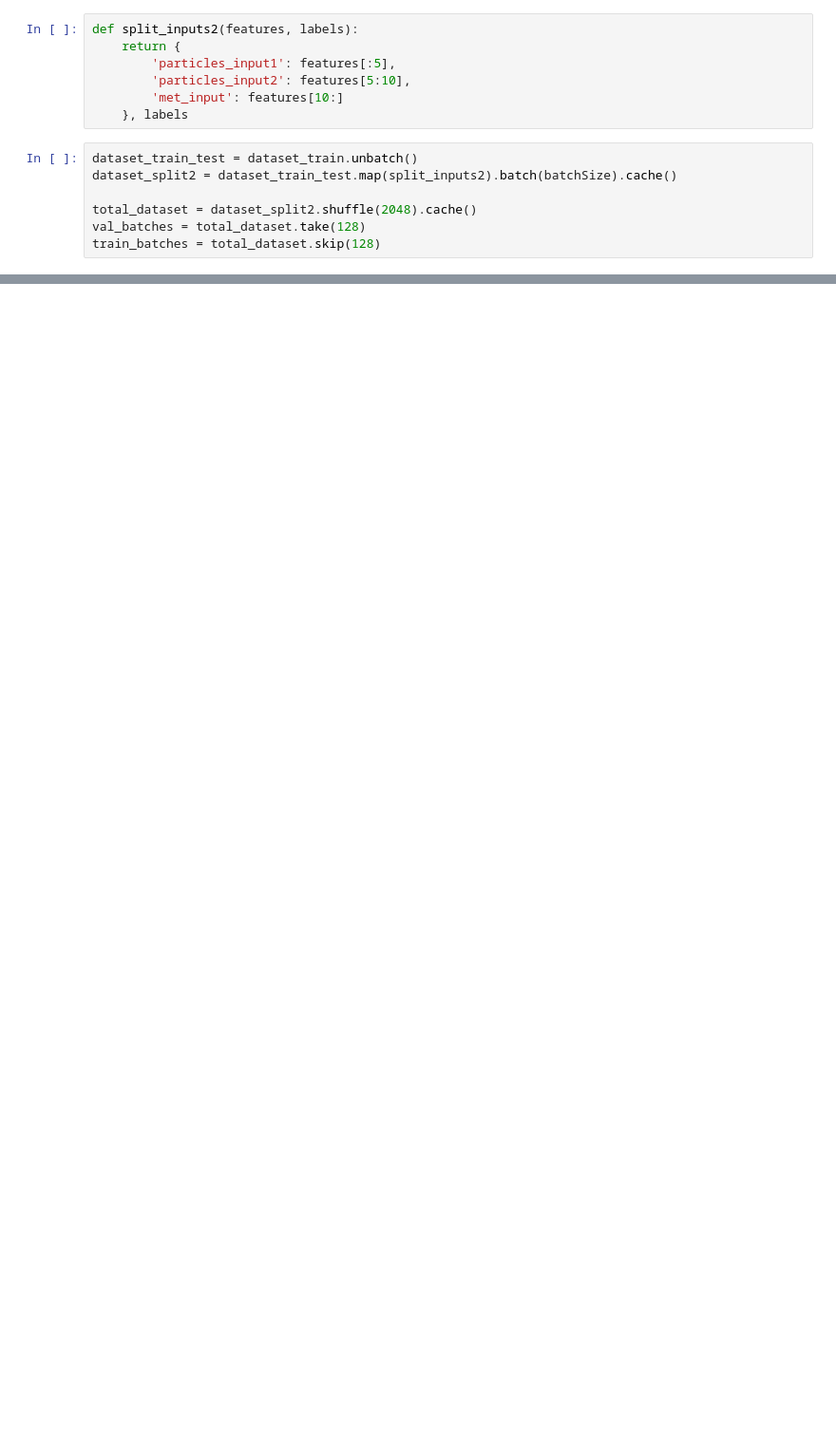
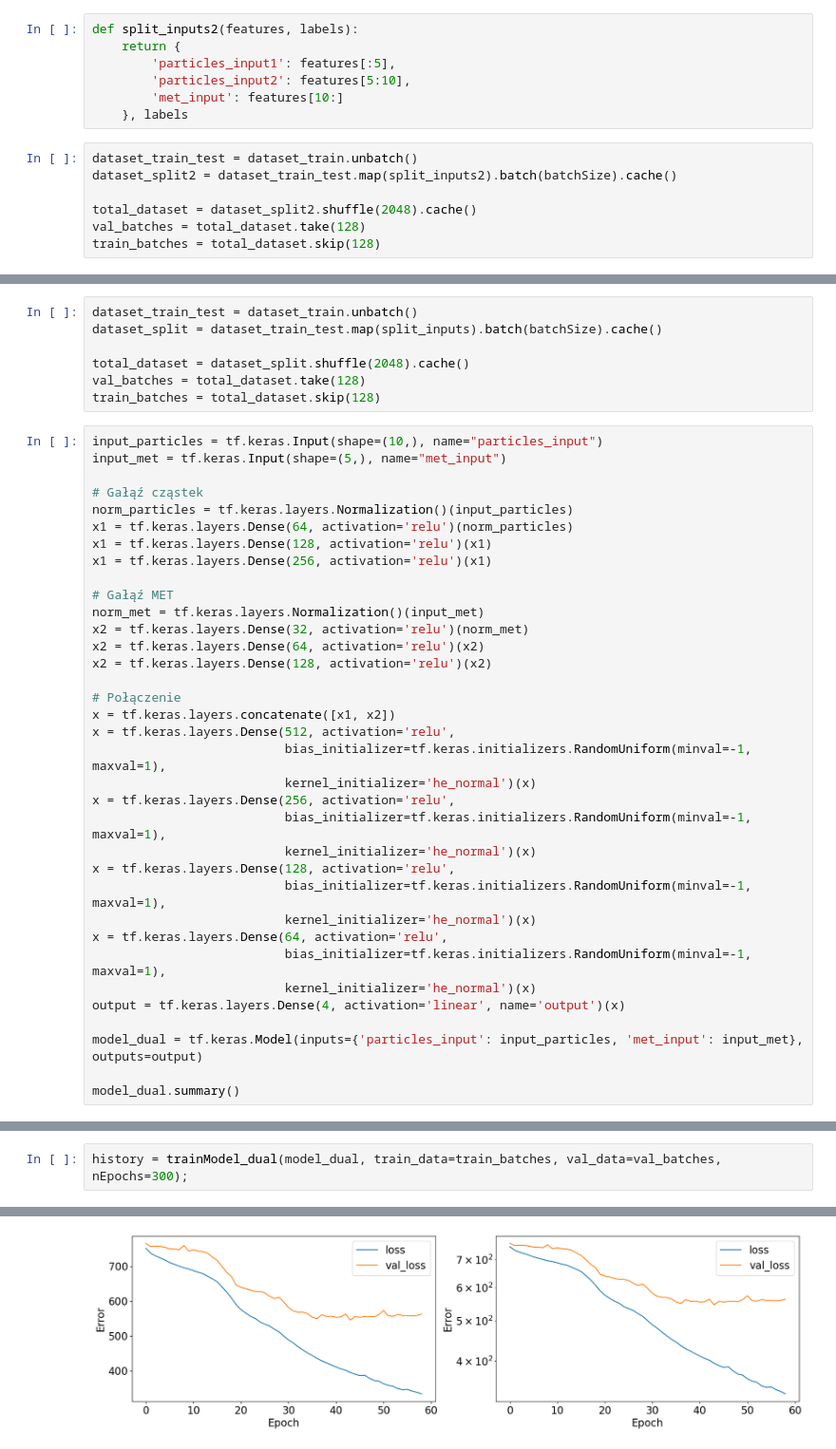
Before and after one commit to jpkusmiersk/Uczenie_maszynowe_2, a Jupyter notebook: projekt/Final_project.ipynb, the cells around one changed output, grey strips where cells are left out. Shown at 95% size. Cells and saved outputs as stored; diff of their text form; blank space fills up the shorter version.

```diff
--- a/projekt/Final_project.ipynb
+++ b/projekt/Final_project.ipynb
@@ -1003,0 +1059,42 @@ plt.show()
+# %%
+dataset_train_test = dataset_train.unbatch()
+dataset_split = dataset_train_test.map(split_inputs).batch(batchSize).cache()
+
+total_dataset = dataset_split.shuffle(2048).cache()
+val_batches = total_dataset.take(128)
+train_batches = total_dataset.skip(128)
+# %%
+input_particles = tf.keras.Input(shape=(10,), name="particles_input")
+input_met = tf.keras.Input(shape=(5,), name="met_input")
+
+# Gałąź cząstek
+norm_particles = tf.keras.layers.Normalization()(input_particles)
+x1 = tf.keras.layers.Dense(64, activation='relu')(norm_particles)
+x1 = tf.keras.layers.Dense(128, activation='relu')(x1)
+x1 = tf.keras.layers.Dense(256, activation='relu')(x1)
+
+# Gałąź MET
+norm_met = tf.keras.layers.Normalization()(input_met)
+x2 = tf.keras.layers.Dense(32, activation='relu')(norm_met)
+x2 = tf.keras.layers.Dense(64, activation='relu')(x2)
+x2 = tf.keras.layers.Dense(128, activation='relu')(x2)
+
+# Połączenie
+x = tf.keras.layers.concatenate([x1, x2])
+x = tf.keras.layers.Dense(512, activation='relu',
+                          bias_initializer=tf.keras.initializers.RandomUniform(minval=-1, maxval=1),
+                          kernel_initializer='he_normal')(x)
+x = tf.keras.layers.Dense(256, activation='relu',
+                          bias_initializer=tf.keras.initializers.RandomUniform(minval=-1, maxval=1),
+                          kernel_initializer='he_normal')(x)
+x = tf.keras.layers.Dense(128, activation='relu',
+                          bias_initializer=tf.keras.initializers.RandomUniform(minval=-1, maxval=1),
+                          kernel_initializer='he_normal')(x)
+x = tf.keras.layers.Dense(64, activation='relu',
+                          bias_initializer=tf.keras.initializers.RandomUniform(minval=-1, maxval=1),
+                          kernel_initializer='he_normal')(x)
+output = tf.keras.layers.Dense(4, activation='linear', name='output')(x)
+
+model_dual = tf.keras.Model(inputs={'particles_input': input_particles, 'met_input': input_met}, outputs=output)
+
+model_dual.summary()
@@ -1003,0 +1154,3 @@ plt.show()
+# %%
+history = trainModel_dual(model_dual, train_data=train_batches, val_data=val_batches, nEpochs=300);
+# %% [output]
@@ -1003,0 +1174 @@ plt.show()
+[figure, added]
```
Also changed, not shown: parts of 25 cells of this notebook, 2 other files.
